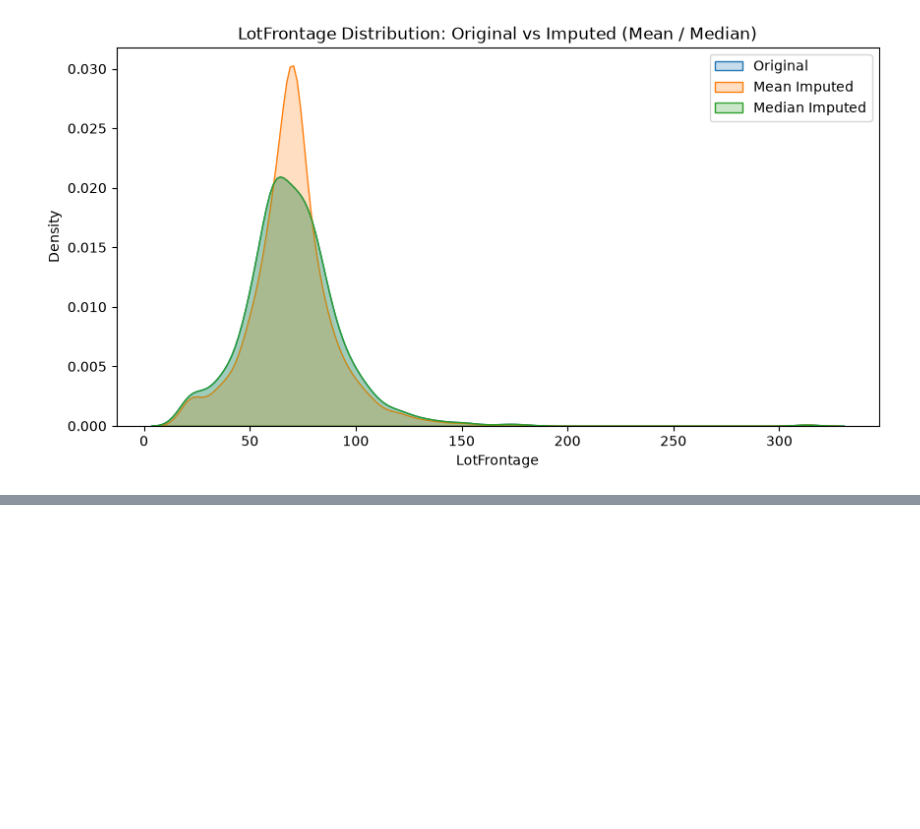
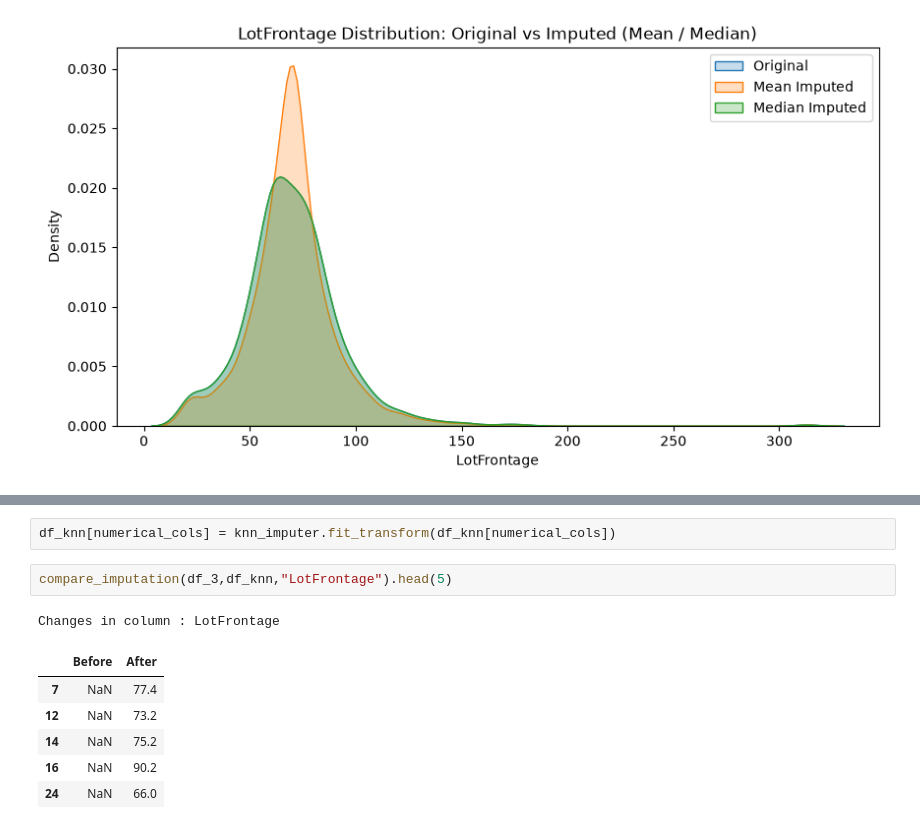
Before and after one commit to sahilsaeidkhan/just_Practice, a Jupyter notebook: house_prediction.ipynb, the cells around one changed output, grey strips where cells are left out. Cells and saved outputs as stored; diff of their text form; blank space fills up the shorter version.

```diff
--- a/house_prediction.ipynb
+++ b/house_prediction.ipynb
@@ -406,0 +453,12 @@ plt.show()
+# %%
+df_knn[numerical_cols] = knn_imputer.fit_transform(df_knn[numerical_cols])
+# %%
+compare_imputation(df_3,df_knn,"LotFrontage").head(5)
+# %% [output]
+Changes in column : LotFrontage
+|  | Before | After |
+| 7 | NaN | 77.4 |
+| 12 | NaN | 73.2 |
+| 14 | NaN | 75.2 |
+| 16 | NaN | 90.2 |
+| 24 | NaN | 66.0 |
```
Also changed, not shown: parts of 7 cells of this notebook.
